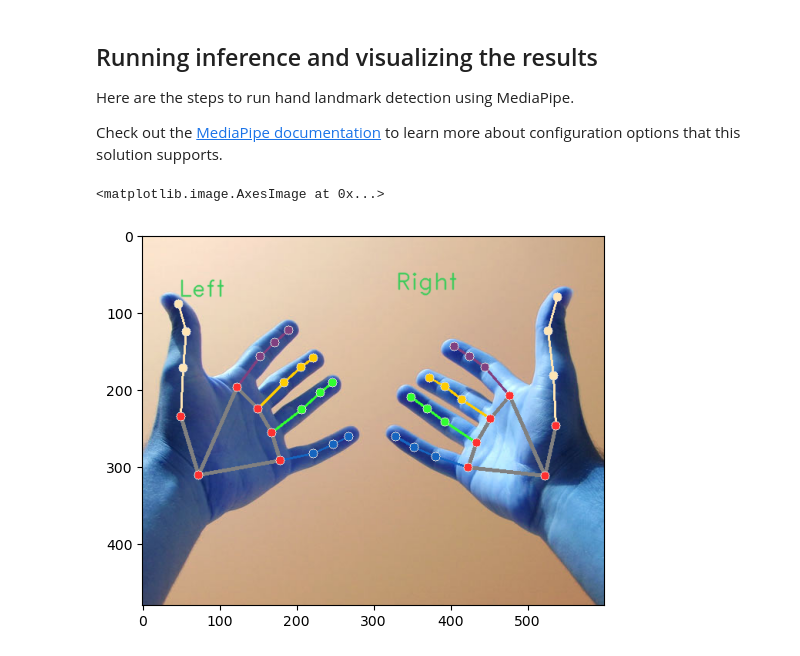
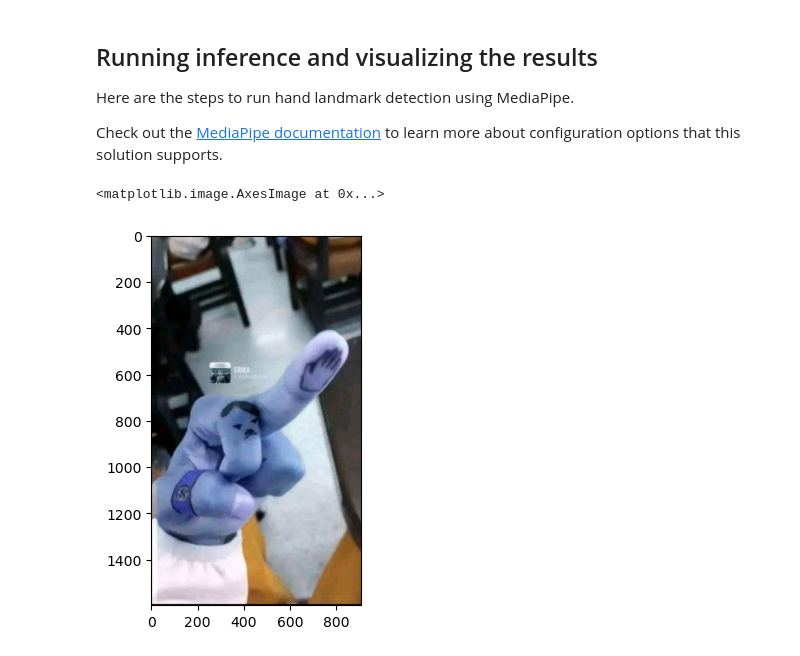
Before and after one commit to daferre01/BIGDATA-IA, a Jupyter notebook: IA/PROGRAMACION_DE_IA/Mediapipe/hand_landmarker.ipynb, the cells around one changed output. Cells and saved outputs as stored; diff of their text form; code cells hidden in the pictures.

```diff
--- a/IA/PROGRAMACION_DE_IA/Mediapipe/hand_landmarker.ipynb
+++ b/IA/PROGRAMACION_DE_IA/Mediapipe/hand_landmarker.ipynb
@@ -99,28 +99,28 @@ Check out the [MediaPipe documentation](https://developers.google.com/mediapipe/
 # %%
 # STEP 1: Import the necessary modules.
 import mediapipe as mp
 from mediapipe.tasks import python
 from mediapipe.tasks.python import vision
 from matplotlib import pyplot as plt
 
 # STEP 2: Create an HandLandmarker object.
 base_options = python.BaseOptions(model_asset_path='hand_landmarker.task')
 options = vision.HandLandmarkerOptions(base_options=base_options,
                                        num_hands=2)
 detector = vision.HandLandmarker.create_from_options(options)
 
 # STEP 3: Load the input image.
-image = mp.Image.create_from_file("manitos.jpg")
+image = mp.Image.create_from_file("img2.jpg")
 
 # STEP 4: Detect hand landmarks from the input image.
 detection_result = detector.detect(image)
 
 # STEP 5: Process the classification result. In this case, visualize it.
 annotated_image = draw_landmarks_on_image(image.numpy_view(), detection_result)
 plt.imshow(cv2.cvtColor(annotated_image, cv2.COLOR_RGB2BGR))
 # %% [output]
 <matplotlib.image.AxesImage at 0x...>
-[figure, old version]
+[figure, new version]
 # %%
 import mediapipe as mp
 from mediapipe.tasks import python
```
Also changed, not shown: 2 other files.
